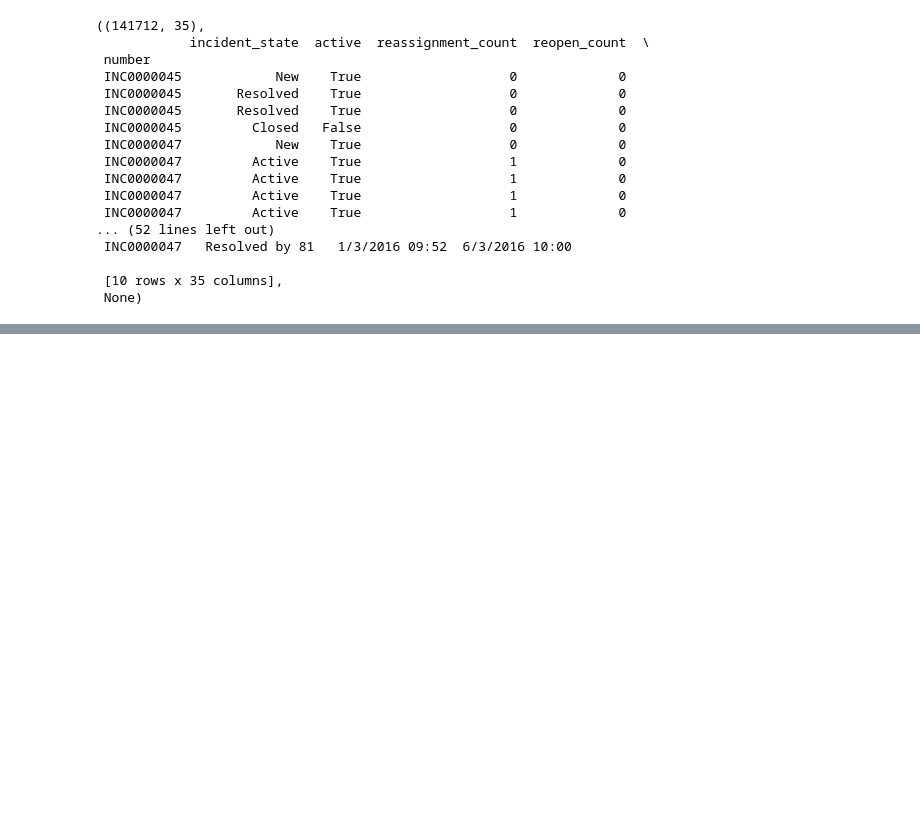
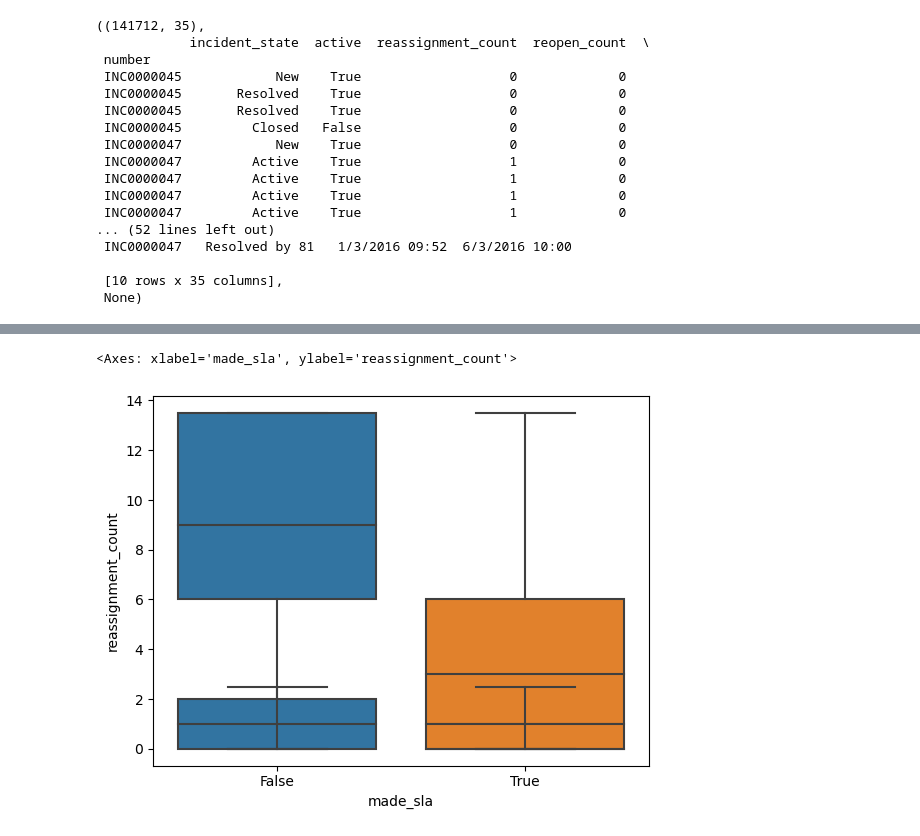
Before and after one commit to maortiza/PROYECTO-1-, a Jupyter notebook: PROYECTO 1.ipynb, the cells around one changed output, grey strips where cells are left out. Saved outputs shown, nothing was run; the diff lists cells and outputs as text; code cells hidden in the pictures; blank space fills up the shorter version.

```diff
--- a/PROYECTO 1.ipynb
+++ b/PROYECTO 1.ipynb
@@ -45,0 +166,6 @@ memory usage: 35.1+ MB
+# %%
+sns.boxplot(x="made_sla", y="sys_mod_count", data=data)
+sns.boxplot(x="made_sla", y="reassignment_count", data=data)
+# %% [output]
+<Axes: xlabel='made_sla', ylabel='reassignment_count'>
+[figure, added]
```
Also changed, not shown: parts of 6 cells of this notebook.
